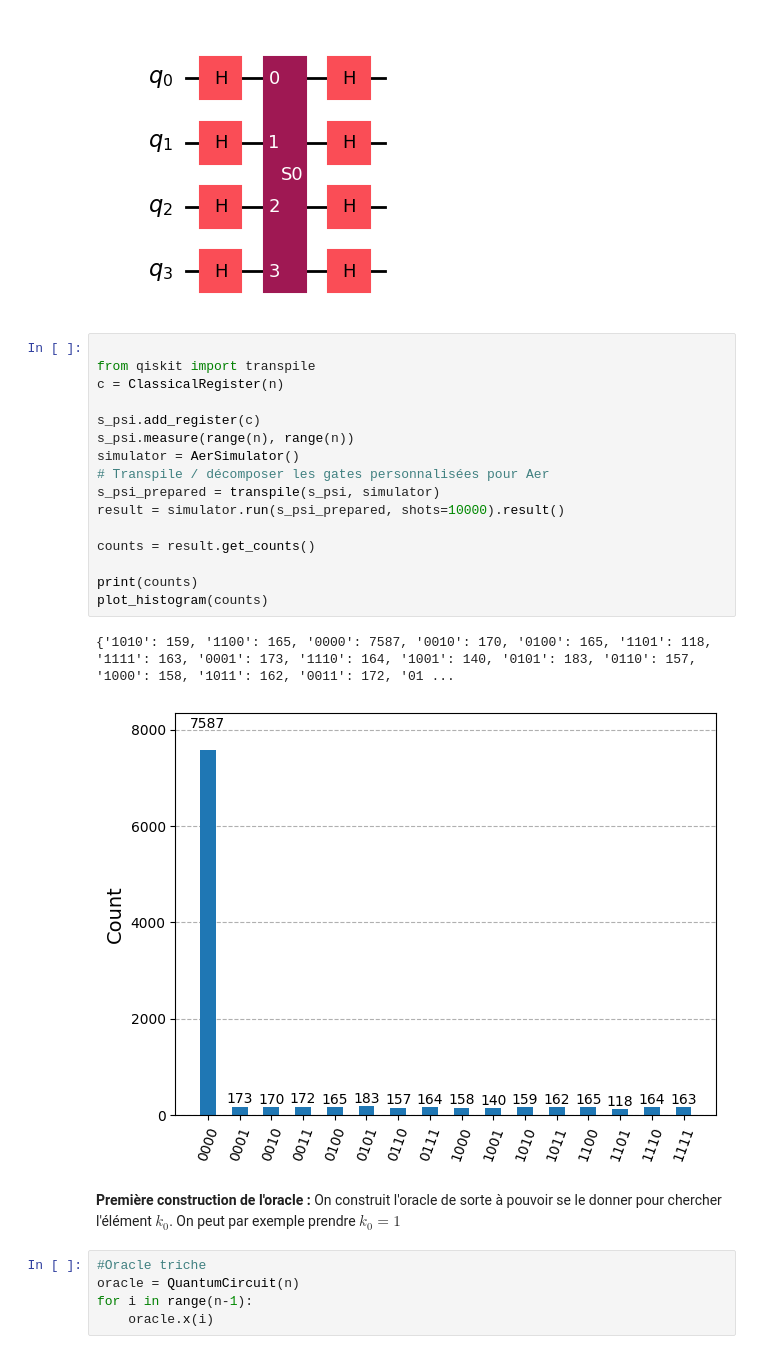
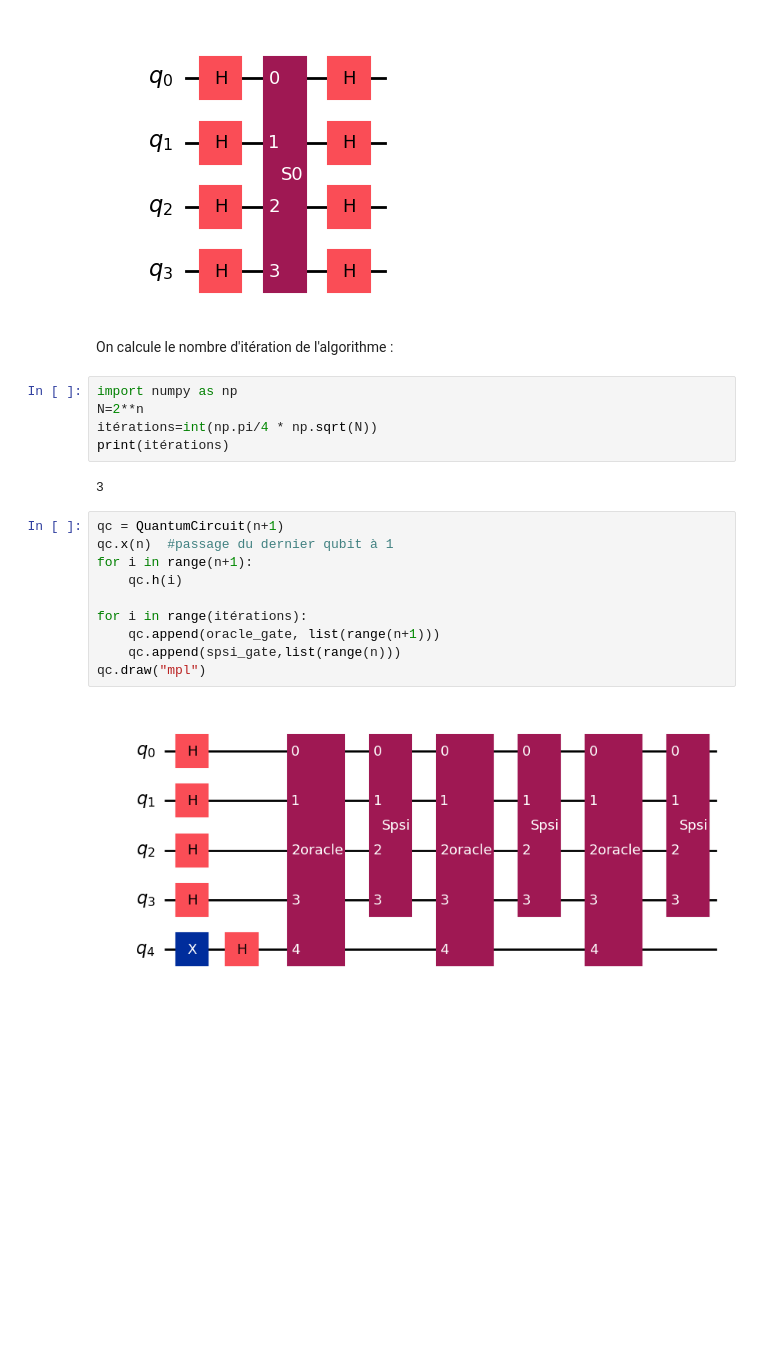
Before and after one commit to q-IL/quantum_algorithms, a Jupyter notebook: grover.ipynb, the cells around one changed output. Saved outputs shown, nothing was run; the diff lists cells and outputs as text; blank space fills up the shorter version.

```diff
--- a/grover.ipynb
+++ b/grover.ipynb
@@ -298,30 +402,24 @@ spsi_gate = s_psi.to_gate(label="Spsi")
 s_psi.draw("mpl")
 # %% [output]
 [figure]
-# %%
-
-from qiskit import transpile
-c = ClassicalRegister(n)
-
-s_psi.add_register(c)
-s_psi.measure(range(n), range(n))
-simulator = AerSimulator()
-# Transpile / décomposer les gates personnalisées pour Aer
-s_psi_prepared = transpile(s_psi, simulator)
-result = simulator.run(s_psi_prepared, shots=10000).result()
-
-counts = result.get_counts()
-
-print(counts)
-plot_histogram(counts)
-# %% [output]
-{'1010': 159, '1100': 165, '0000': 7587, '0010': 170, '0100': 165, '1101': 118, '1111': 163, '0001': 173, '1110': 164, '1001': 140, '0101': 183, '0110': 157, '1000': 158, '1011': 162, '0011': 172, '01 ...
-[figure, removed]
-# %% [markdown]
-**Première construction de l'oracle :**
-On construit l'oracle de sorte à pouvoir se le donner pour chercher l'élément $k_0$. On peut par exemple prendre $k_0=1$
-# %%
-#Oracle triche
-oracle = QuantumCircuit(n)
-for i in range(n-1):
-    oracle.x(i)
+# %% [markdown]
+On calcule le nombre d'itération de l'algorithme :
+# %%
+import numpy as np
+N=2**n
+itérations=int(np.pi/4 * np.sqrt(N))
+print(itérations)
+# %% [output]
+3
+# %%
+qc = QuantumCircuit(n+1)
+qc.x(n)  #passage du dernier qubit à 1
+for i in range(n+1):
+    qc.h(i)
+
+for i in range(itérations):
+    qc.append(oracle_gate, list(range(n+1)))
+    qc.append(spsi_gate,list(range(n)))
+qc.draw("mpl")
+# %% [output]
+[figure, added]
```
Also changed, not shown: parts of 23 cells of this notebook.
